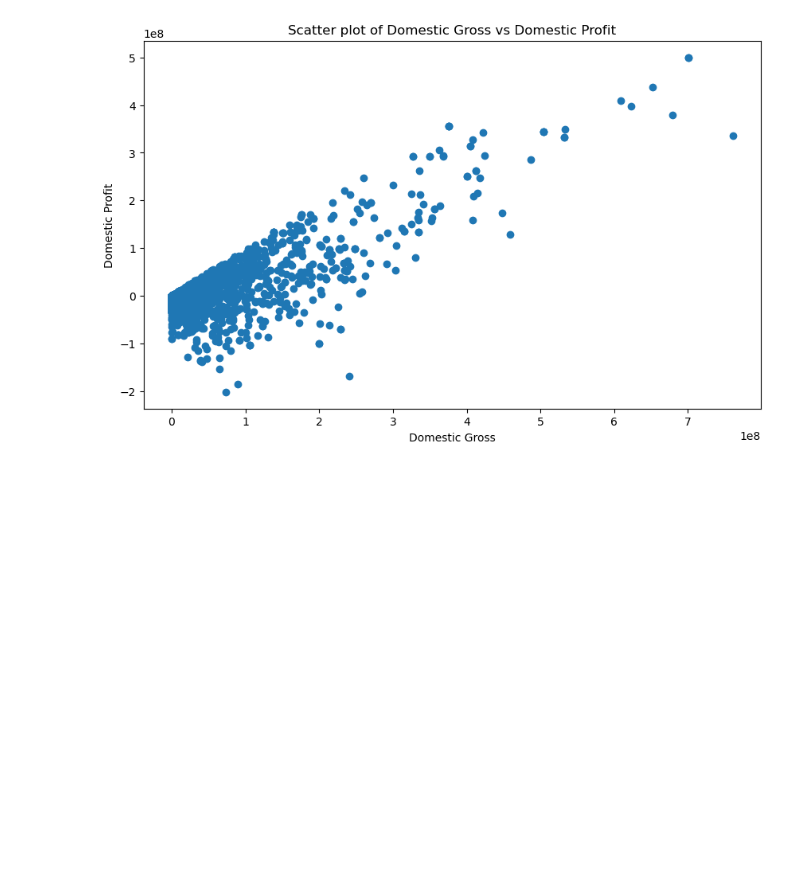
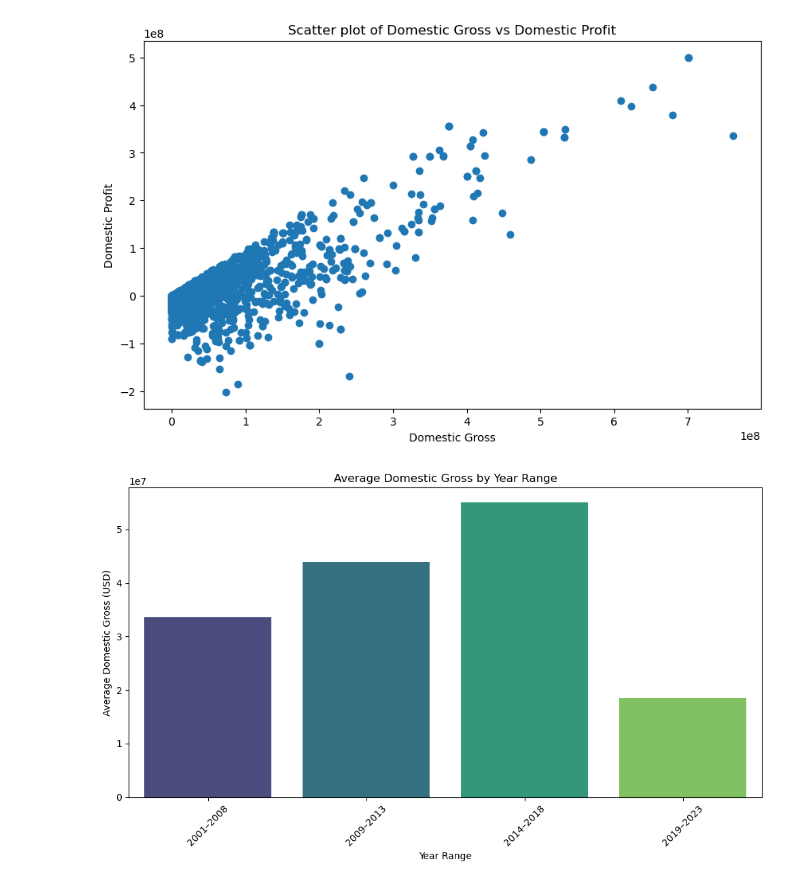
Before and after one commit to Vincent-Muteti/Phase2-Project, a Jupyter notebook: group5.ipynb, the cells around one changed output. Drawn from its saved outputs; the diff is of its cells as text; code cells hidden in the pictures; blank space fills up the shorter version.

Commit message:
group commit

```diff
--- a/group5.ipynb
+++ b/group5.ipynb
@@ -130,3 +130,7 @@ merged_df1_df3.head()
 | 2 | 2015-05-01 | Avengers: Age of Ultron | 330600000.0 | 459005868.0 | 1.403014e+09 | 2015 | 14169 | ... |
 | 3 | 2018-04-27 | Avengers: Infinity War | 300000000.0 | 678815482.0 | 2.048134e+09 | 2018 | 23811 | ... |
 | 4 | 2017-11-17 | Justice League | 300000000.0 | 229024295.0 | 6.559452e+08 | 2017 | 20623 | ... |
+# %%
+# merging release_date_x and release_date_y into a single column
+merged_df1_df3['release_date'] = merged_df1_df3['release_date_x'].combine_first(merged_df1_df3['release_date_y'])
+merged_df1_df3.head()
@@ -162,3 +173,26 @@ plt.title('Scatter plot of Domestic Gross vs Domestic Profit')
 plt.show()
 # %% [output]
 [figure]
+# %%
+# Define the year ranges (bins)
+bins = [2000, 2008, 2013, 2018, 2023]  # adjust as needed
+labels = ['2001–2008', '2009–2013', '2014–2018', '2019–2023']
+
+# Create a new column that categorizes each movie into a year range
+merged_df1_df3['year_range'] = pd.cut(merged_df1_df3['year'], bins=bins, labels=labels, right=True)
+
+# Group by year_range and calculate the average domestic gross
+avg_domestic_gross = merged_df1_df3.groupby('year_range')['domestic_gross'].mean().reset_index()
+
+# Create the bar plot
+plt.figure(figsize=(10, 6))
+sns.barplot(x='year_range', y='domestic_gross', data=avg_domestic_gross, palette='viridis')
+
+plt.title('Average Domestic Gross by Year Range')
+plt.xlabel('Year Range')
+plt.ylabel('Average Domestic Gross (USD)')
+plt.xticks(rotation=45)
+plt.tight_layout()
+plt.show()
+# %% [output]
+[figure, added]
```
Also changed, not shown: parts of 5 cells of this notebook.
